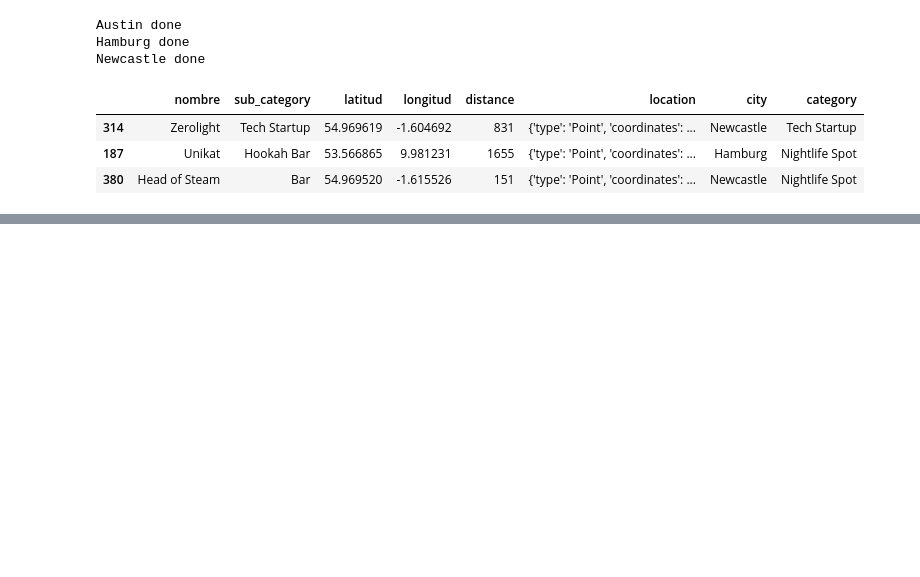
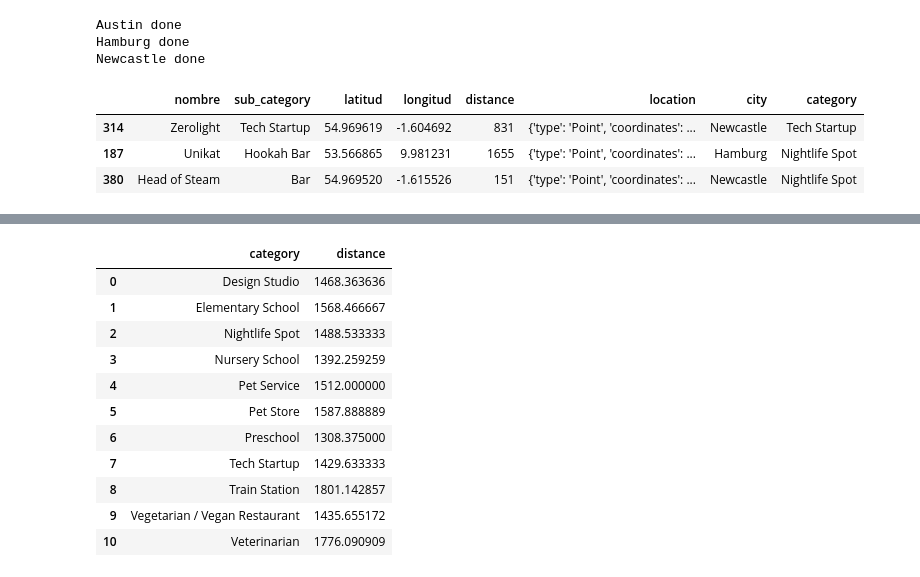
Before and after one commit to data2021oct/geospatial, a Jupyter notebook: notebooks/localization.ipynb, the cells around one changed output, grey strips where cells are left out. Drawn from its saved outputs; the diff is of its cells as text; code cells hidden in the pictures; blank space fills up the shorter version.

```diff
--- a/notebooks/localization.ipynb
+++ b/notebooks/localization.ipynb
@@ -226,0 +239,15 @@ Newcastle_df.head(3)
+# %%
+Hamburg_df.groupby("category").agg({"distance":"mean"}).reset_index()
+# %% [output]
+|  | category | distance |
+| 0 | Design Studio | 1468.363636 |
+| 1 | Elementary School | 1568.466667 |
+| 2 | Nightlife Spot | 1488.533333 |
+| 3 | Nursery School | 1392.259259 |
+| 4 | Pet Service | 1512.000000 |
+| 5 | Pet Store | 1587.888889 |
+| 6 | Preschool | 1308.375000 |
+| 7 | Tech Startup | 1429.633333 |
+| 8 | Train Station | 1801.142857 |
+| 9 | Vegetarian / Vegan Restaurant | 1435.655172 |
+| 10 | Veterinarian | 1776.090909 |
```
Also changed, not shown: parts of 2 cells of this notebook, 1 other file.
